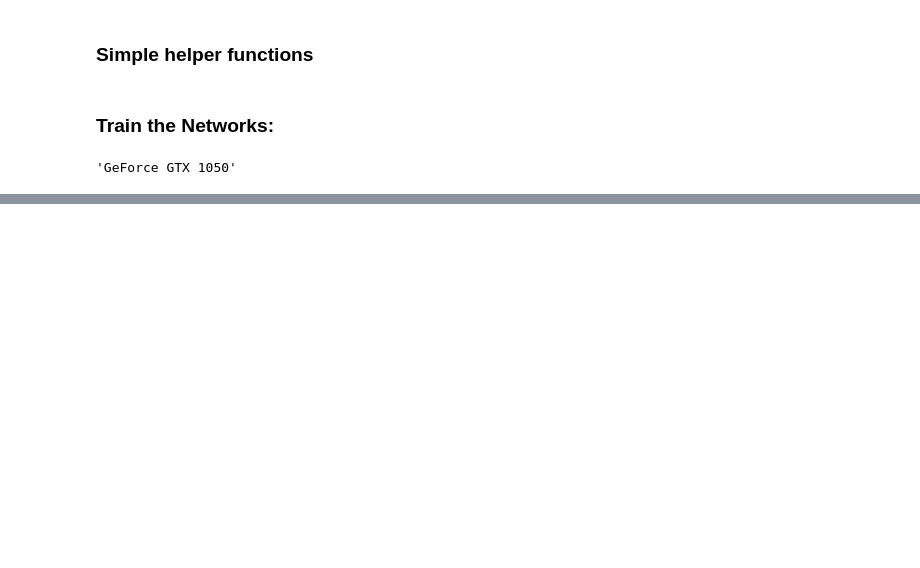
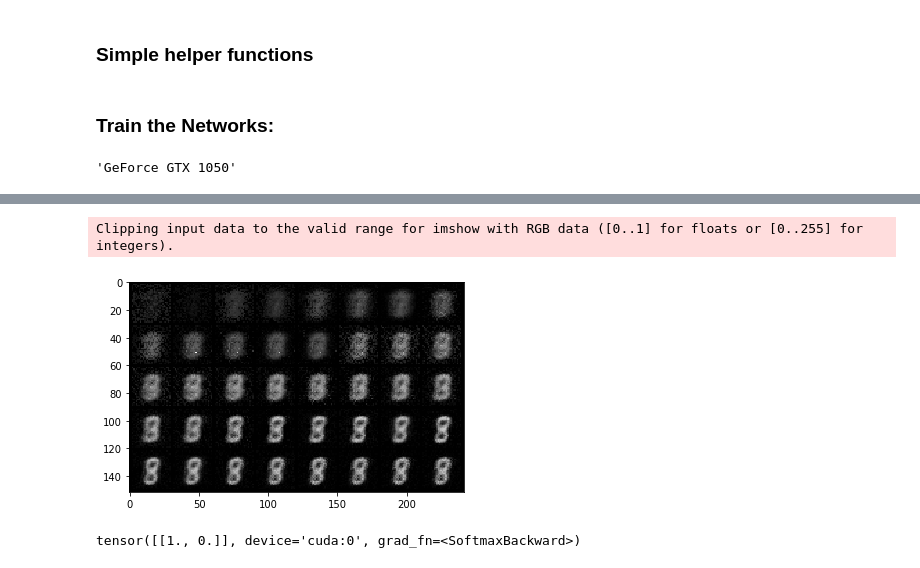
Before and after one commit to BenBausch/Gan-Architectures, a Jupyter notebook: Ganv2.ipynb, the cells around one changed output, grey strips where cells are left out. Saved outputs shown, nothing was run; the diff lists cells and outputs as text; code cells hidden in the pictures; blank space fills up the shorter version.

```diff
--- a/Ganv2.ipynb
+++ b/Ganv2.ipynb
@@ -102,7 +105,7 @@ class generativeNet(nn.Module):
     def __init__(self):
         super().__init__()
 
-        self.fc1 = nn.Linear(in_features= 32, out_features=6 * 6)
+        self.fc1 = nn.Linear(in_features= 10, out_features=6 * 6)
 
         self.fc2 = nn.Linear(in_features= 6 * 6, out_features=12 * 12)
 
@@ -453,0 +335,15 @@ tensor([[1., 0.]], device='cuda:0', grad_fn=<SoftmaxBackward>)
+# %%
+mpl.rc('image', cmap='RdBu')
+imags = torch.tensor(imag)
+torchvision.utils.save_image(imags, "gan_adam.png")
+img = torchvision.utils.make_grid(imags)
+
+npimg = img.numpy()
+plt.imshow(np.transpose(npimg, (1, 2, 0)), cmap='RdBu')
+plt.show()
+
+print(D(G(s).detach()))
+# %% [output]
+Clipping input data to the valid range for imshow with RGB data ([0..1] for floats or [0..255] for integers).
+[figure, added]
+tensor([[1., 0.]], device='cuda:0', grad_fn=<SoftmaxBackward>)
```
Also changed, not shown: parts of 11 cells of this notebook, 1 other file.
